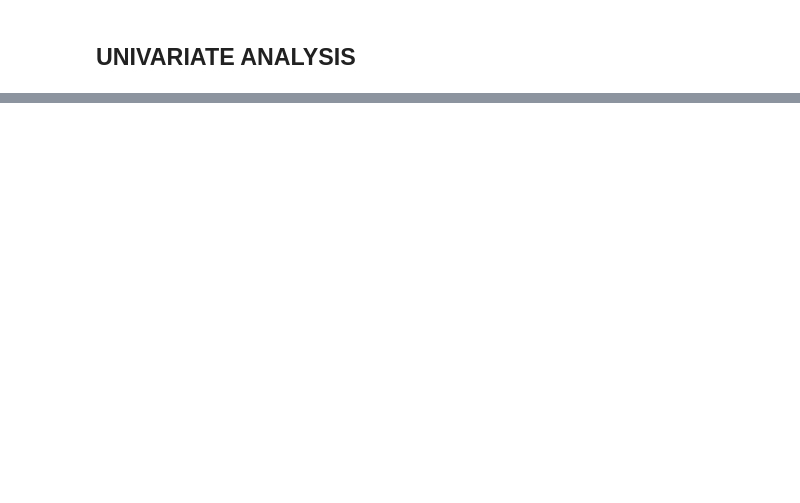
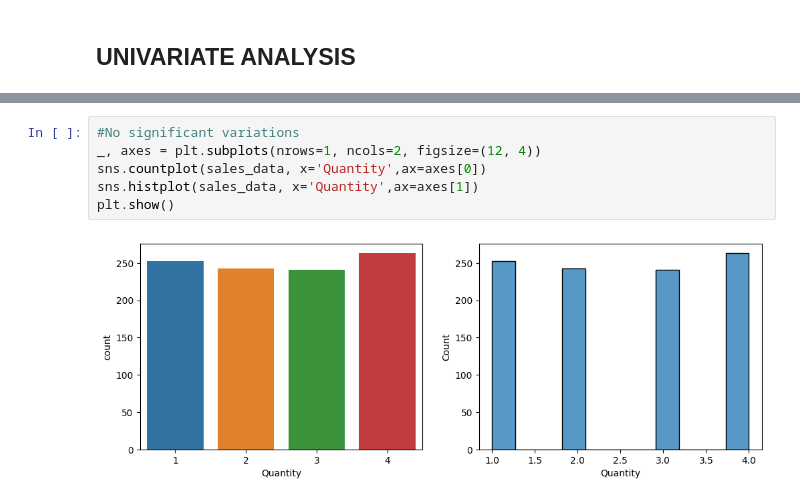
Before and after one commit to rajashreemunoli/2024_Women_Who_Code_Kaggle_EDA_Challenge, a Jupyter notebook: 2024-wwc-eda-challenge-retail-sales.ipynb, the cells around one changed output, grey strips where cells are left out. Drawn from its saved outputs; the diff is of its cells as text; blank space fills up the shorter version.

```diff
--- a/2024-wwc-eda-challenge-retail-sales.ipynb
+++ b/2024-wwc-eda-challenge-retail-sales.ipynb
@@ -47,0 +188,8 @@ sales_data.describe()
+# %%
+#No significant variations
+_, axes = plt.subplots(nrows=1, ncols=2, figsize=(12, 4))
+sns.countplot(sales_data, x='Quantity',ax=axes[0])
+sns.histplot(sales_data, x='Quantity',ax=axes[1])
+plt.show()
+# %% [output]
+[figure, added]
```
Also changed, not shown: parts of 21 cells of this notebook.
